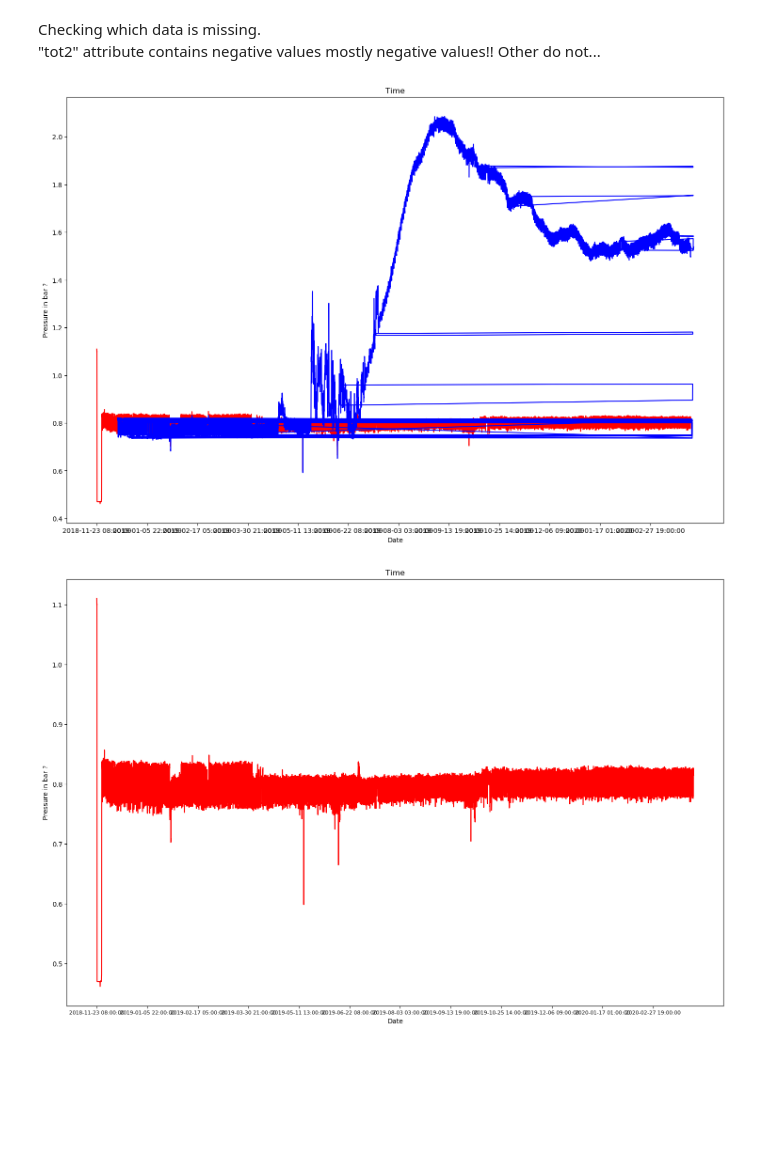
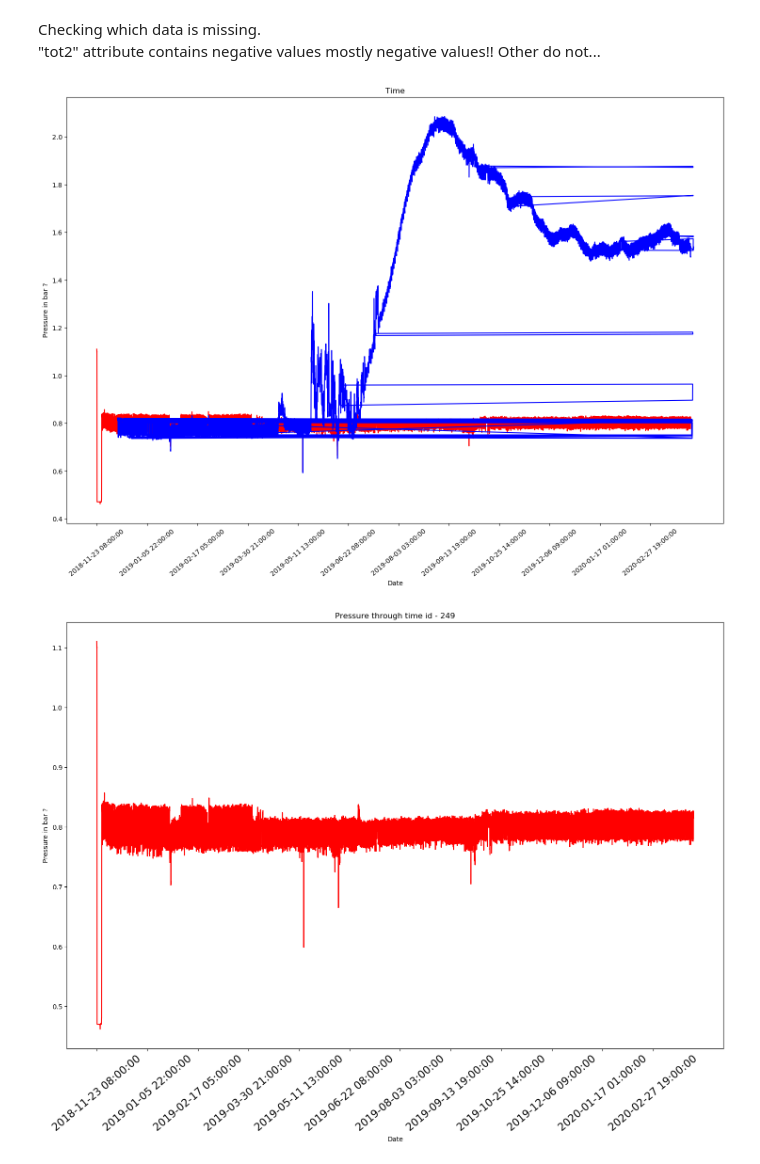
Before and after one commit to Zan-23/IJS_water_loss, a Jupyter notebook: notebooks/Intial data analysis.ipynb, the cells around one changed output. Saved outputs shown, nothing was run; the diff lists cells and outputs as text; code cells hidden in the pictures; blank space fills up the shorter version.

```diff
--- a/notebooks/Intial data analysis.ipynb
+++ b/notebooks/Intial data analysis.ipynb
@@ -161,30 +165,30 @@ print("tot1:", (DATA_SIZE - len_tot1), "\ntot2:", (DATA_SIZE - len_tot2), "\nana
 # %%
 fig = plt.figure(figsize=(18, 12), dpi= 100, facecolor='w')
 plt.plot(timestamp_data_249, y_axis_data_249, color="red")
 plt.plot(timestamp_data_248, y_axis_data_248, color="blue")
 
 plt.ylabel('Pressure in bar ?')
 plt.xlabel('Date')
-plt.xticks([i for i in range(0,len(y_axis_data), 1000)])
+plt.xticks([i for i in range(0,len(y_axis_data), 1000)], rotation=40)
 plt.rc('xtick',labelsize=8)
 plt.title('Time')
 #plt.savefig('test.png')
 plt.show()
 # %% [output]
-[figure, old version]
+[figure, new version]
 # %%
 fig = plt.figure(figsize=(18, 12), dpi= 100, facecolor='w')
 plt.plot(timestamp_data_249, y_axis_data_249, color="red")
 
 plt.ylabel('Pressure in bar ?')
 plt.xlabel('Date')
-plt.xticks([i for i in range(0,len(y_axis_data), 1000)])
-plt.rc('xtick',labelsize=8)
-plt.title('Time')
+plt.xticks([i for i in range(0,len(y_axis_data), 1000)], rotation=40)
+plt.rc('xtick',labelsize=14)
+plt.title('Pressure through time id - 249')
 # plt.savefig('red_id.png')
 plt.show()
 # %% [output]
-[figure, old version]
+[figure, new version]
 # %%
 fig = plt.figure(figsize=(18, 12), dpi= 100, facecolor='w')
 plt.plot(timestamp_data_248, y_axis_data_248, color="blue")
```
Also changed, not shown: parts of 11 cells of this notebook.
